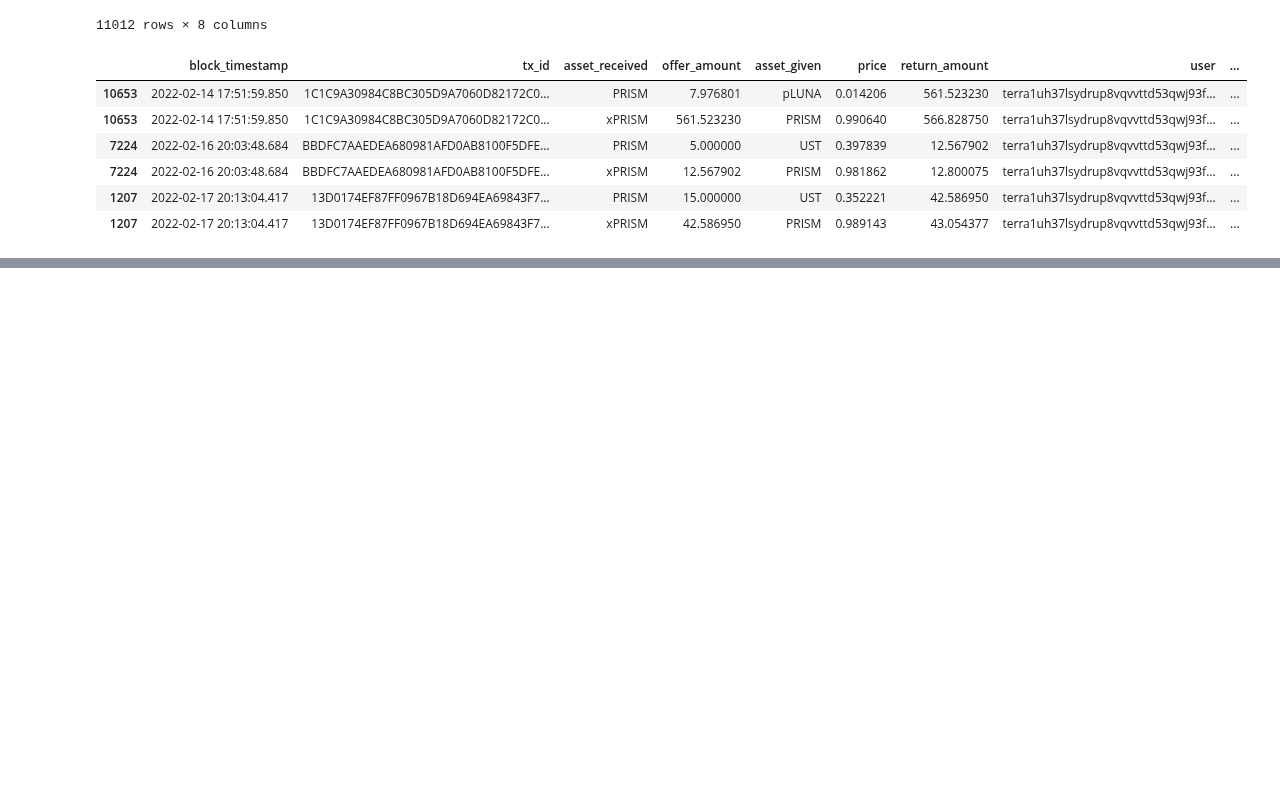
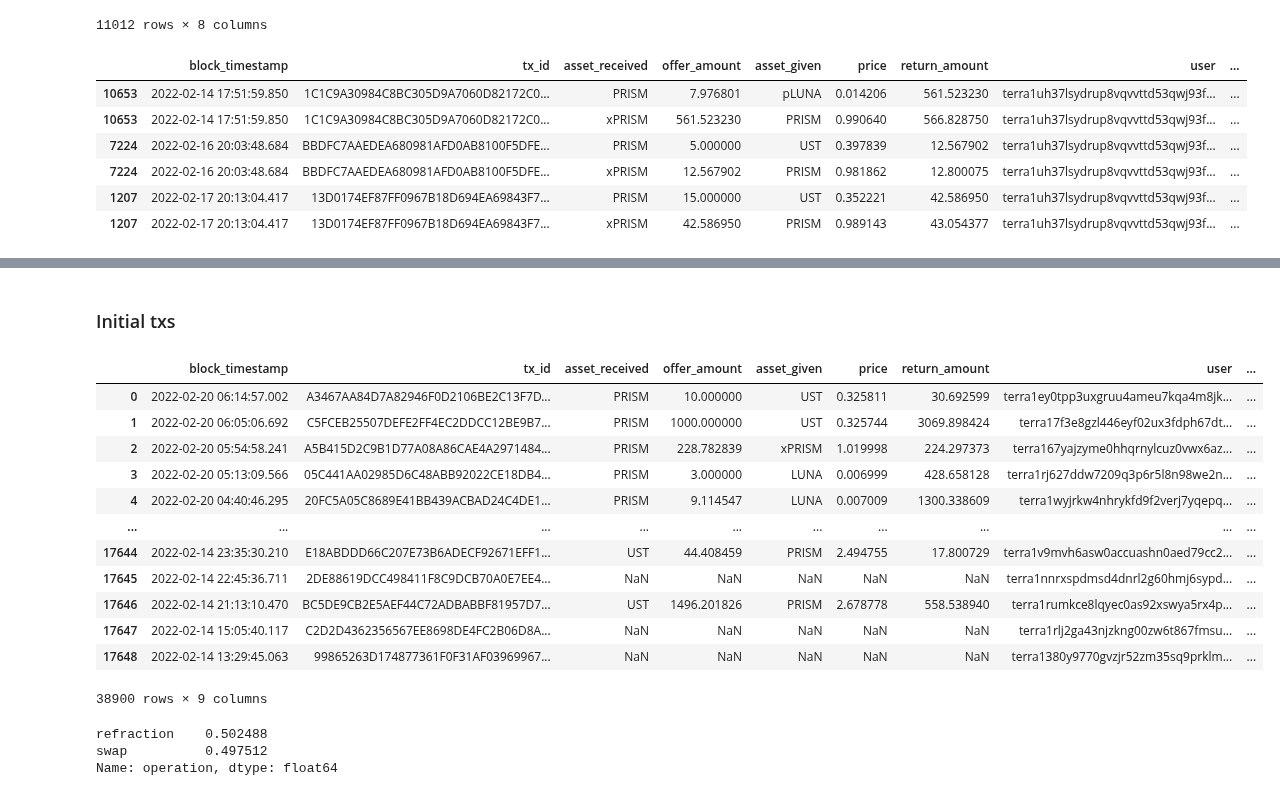
Before and after one commit to IncioMan/prism_forge, a Jupyter notebook: notebook/Prism Paths.ipynb, the cells around one changed output, grey strips where cells are left out. Cells and saved outputs as stored; diff of their text form; code cells hidden in the pictures; blank space fills up the shorter version.

```diff
--- a/notebook/Prism Paths.ipynb
+++ b/notebook/Prism Paths.ipynb
@@ -263,0 +364,2 @@ dfx[dfx.user=='terra1uh37lsydrup8vqvvttd53qwj93ft9x7572g62q']
+# %% [markdown]
+### Initial txs
@@ -263,0 +368,16 @@ dfx[dfx.user=='terra1uh37lsydrup8vqvvttd53qwj93ft9x7572g62q']
+# %%
+swaps_df_all
+# %% [output]
+|  | block_timestamp | tx_id | asset_received | offer_amount | asset_given | price | return_amount | user | ... |
+| 0 | 2022-02-20 06:14:57.002 | A3467AA84D7A82946F0D2106BE2C13F7D... | PRISM | 10.000000 | UST | 0.325811 | 30.692599 | terra1ey0tpp3uxgruu4ameu7kqa4m8jk... | ... |
+| 1 | 2022-02-20 06:05:06.692 | C5FCEB25507DEFE2FF4EC2DDCC12BE9B7... | PRISM | 1000.000000 | UST | 0.325744 | 3069.898424 | terra17f3e8gzl446eyf02ux3fdph67dt... | ... |
+| 2 | 2022-02-20 05:54:58.241 | A5B415D2C9B1D77A08A86CAE4A2971484... | PRISM | 228.782839 | xPRISM | 1.019998 | 224.297373 | terra167yajzyme0hhqrnylcuz0vwx6az... | ... |
+| 3 | 2022-02-20 05:13:09.566 | 05C441AA02985D6C48ABB92022CE18DB4... | PRISM | 3.000000 | LUNA | 0.006999 | 428.658128 | terra1rj627ddw7209q3p6r5l8n98we2n... | ... |
+| 4 | 2022-02-20 04:40:46.295 | 20FC5A05C8689E41BB439ACBAD24C4DE1... | PRISM | 9.114547 | LUNA | 0.007009 | 1300.338609 | terra1wyjrkw4nhrykfd9f2verj7yqepq... | ... |
+| ... | ... | ... | ... | ... | ... | ... | ... | ... | ... |
+| 17644 | 2022-02-14 23:35:30.210 | E18ABDDD66C207E73B6ADECF92671EFF1... | UST | 44.408459 | PRISM | 2.494755 | 17.800729 | terra1v9mvh6asw0accuashn0aed79cc2... | ... |
+| 17645 | 2022-02-14 22:45:36.711 | 2DE88619DCC498411F8C9DCB70A0E7EE4... | NaN | NaN | NaN | NaN | NaN | terra1nnrxspdmsd4dnrl2g60hmj6sypd... | ... |
+| 17646 | 2022-02-14 21:13:10.470 | BC5DE9CB2E5AEF44C72ADBABBF81957D7... | UST | 1496.201826 | PRISM | 2.678778 | 558.538940 | terra1rumkce8lqyec0as92xswya5rx4p... | ... |
+| 17647 | 2022-02-14 15:05:40.117 | C2D2D4362356567EE8698DE4FC2B06D8A... | NaN | NaN | NaN | NaN | NaN | terra1rlj2ga43njzkng00zw6t867fmsu... | ... |
+| 17648 | 2022-02-14 13:29:45.063 | 99865263D174877361F0F31AF03969967... | NaN | NaN | NaN | NaN | NaN | terra1380y9770gvzjr52zm35sq9prklm... | ... |
+38900 rows × 9 columns
@@ -263,0 +392,6 @@ dfx[dfx.user=='terra1uh37lsydrup8vqvvttd53qwj93ft9x7572g62q']
+# %%
+init.operation.value_counts(normalize=True)
+# %% [output]
+refraction    0.502488
+swap          0.497512
+Name: operation, dtype: float64
```
Also changed, not shown: parts of 32 cells of this notebook, 4 other files.
